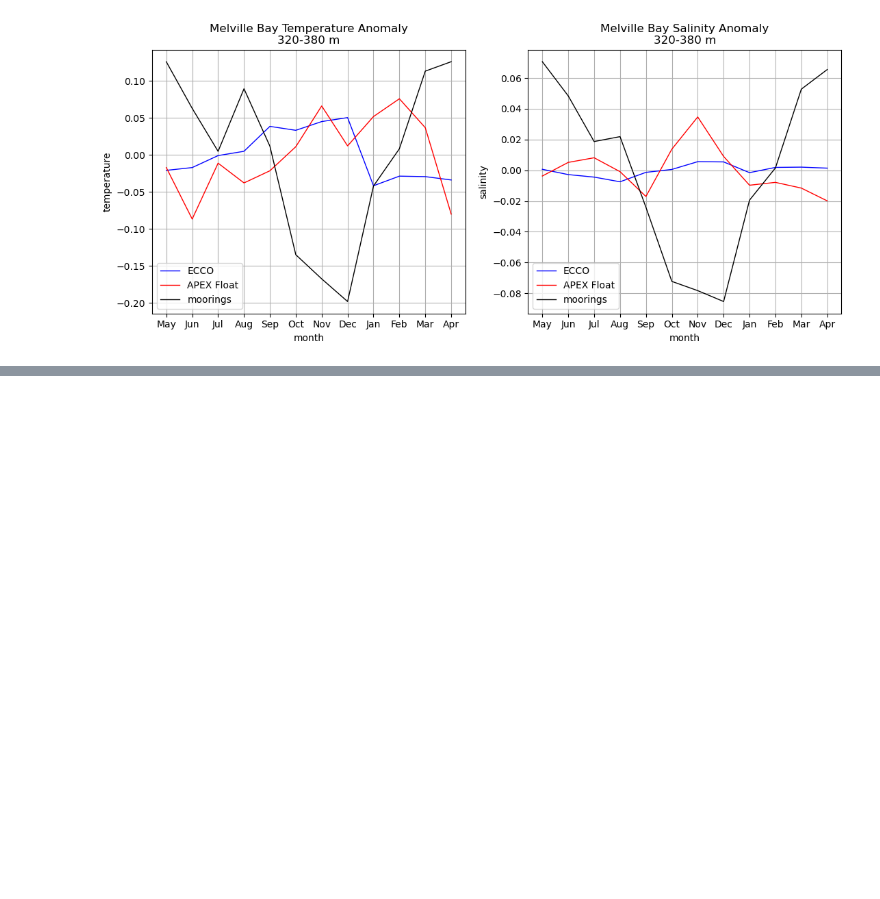
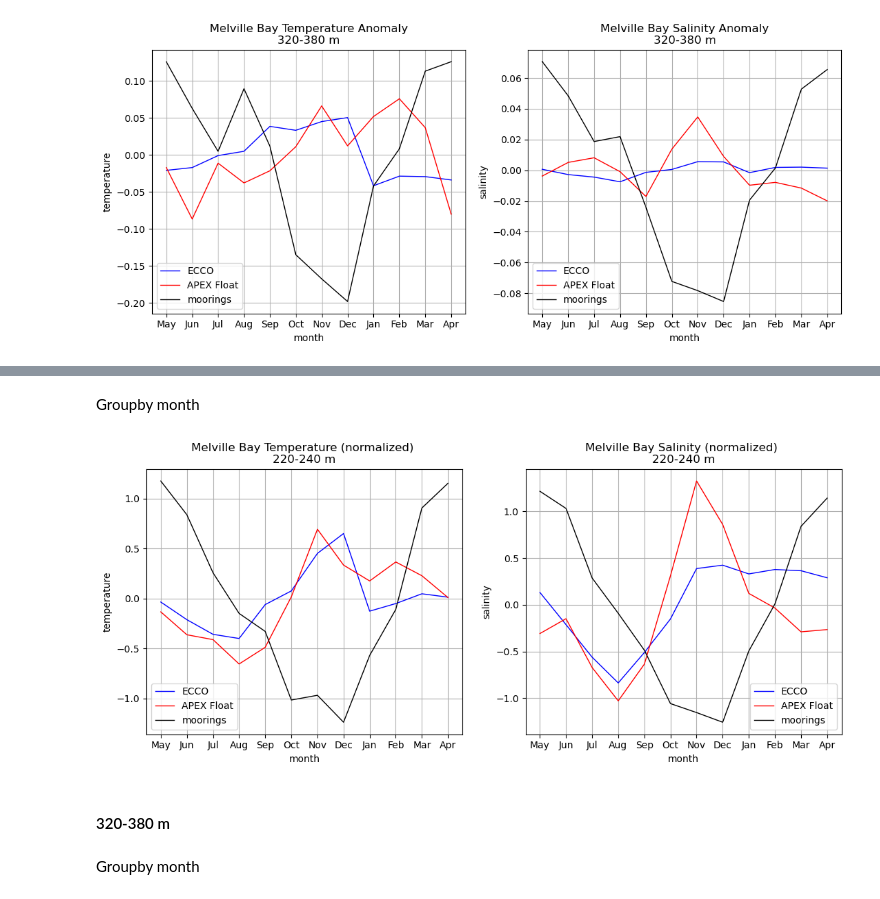
Before and after one commit to mjzahn/OMG_Narwhals_hydrography-manuscript, a Jupyter notebook: 02_analyses-and-plots/ecco_melville/07_compare_ecco_mooring_float.ipynb, the cells around one changed output, grey strips where cells are left out. Drawn from its saved outputs; the diff is of its cells as text; code cells hidden in the pictures; blank space fills up the shorter version.

Commit message:
normalized ecco, float, mooring data comparison

```diff
--- a/02_analyses-and-plots/ecco_melville/07_compare_ecco_mooring_float.ipynb
+++ b/02_analyses-and-plots/ecco_melville/07_compare_ecco_mooring_float.ipynb
@@ -236,0 +262,4 @@ ax2.set_title('Melville Bay Salinity Anomaly\n320-380 m');
+# %%
+# take mean across sites
+mooring_temp_220m_norm = xr.concat([rink_temp_220m_norm, fish_temp_220m_norm, sver_temp_220m_norm, kong_temp_220m_norm],dim='time')
+mooring_salt_220m_norm = xr.concat([rink_salt_220m_norm, fish_salt_220m_norm, sver_salt_220m_norm, kong_salt_220m_norm],dim='time')
@@ -236,0 +292,44 @@ ax2.set_title('Melville Bay Salinity Anomaly\n320-380 m');
+# %% [markdown]
+Groupby month
+# %%
+theta_row150_220m_month_norm = theta_row150_220m_norm.groupby('time.month').mean()
+salt_row150_220m_month_norm  = salt_row150_220m_norm.groupby('time.month').mean()
+apex_float_220m_month_norm = apex_float_220m_norm.groupby('time.month').mean()
+
+mooring_temp_220m_month_norm = mooring_temp_220m_norm.groupby('time.month').mean()
+mooring_salt_220m_month_norm = mooring_salt_220m_norm.groupby('time.month').mean()
+# %%
+# reindex order of months for plotting
+salt_row150_month_220m_norm = salt_row150_220m_month_norm.sel(month=[5,6,7,8,9,10,11,12,1,2,3,4])
+theta_row150_month_220m_norm = theta_row150_220m_month_norm.sel(month=[5,6,7,8,9,10,11,12,1,2,3,4])
+apex_float_month_220m_norm = apex_float_220m_month_norm.sel(month=[5,6,7,8,9,10,11,12,1,2,3,4])
+mooring_temp_month_220m_norm = mooring_temp_220m_month_norm.sel(month=[5,6,7,8,9,10,11,12,1,2,3,4])
+mooring_salt_month_220m_norm = mooring_salt_220m_month_norm.sel(month=[5,6,7,8,9,10,11,12,1,2,3,4])
+# %%
+# rename index with month name
+salt_row150_month_220m_norm['month'] = ['May','Jun','Jul','Aug','Sep','Oct','Nov','Dec','Jan','Feb','Mar','Apr']
+theta_row150_month_220m_norm['month'] = ['May','Jun','Jul','Aug','Sep','Oct','Nov','Dec','Jan','Feb','Mar','Apr']
+apex_float_month_220m_norm['month'] = ['May','Jun','Jul','Aug','Sep','Oct','Nov','Dec','Jan','Feb','Mar','Apr']
+mooring_temp_month_220m_norm['month'] = ['May','Jun','Jul','Aug','Sep','Oct','Nov','Dec','Jan','Feb','Mar','Apr']
+mooring_salt_month_220m_norm['month'] = ['May','Jun','Jul','Aug','Sep','Oct','Nov','Dec','Jan','Feb','Mar','Apr']
+# %%
+# temperature and salinity at 220-240 m
+fig, (ax1,ax2) = plt.subplots(1,2,figsize=[13,5])
+
+theta_row150_month_220m_norm.plot(ax=ax1,color='b', linestyle='solid',linewidth=1,label='ECCO')
+apex_float_month_220m_norm.temperature.plot(ax=ax1,color='r', linestyle='solid',linewidth=1,label='APEX Float')
+mooring_temp_month_220m_norm.plot(ax=ax1,color='k', linestyle='solid',linewidth=1,label='moorings')
+ax1.grid()
+ax1.legend();
+ax1.set_title('Melville Bay Temperature (normalized) \n220-240 m');
+
+salt_row150_month_220m_norm.plot(ax=ax2,color='b', linestyle='solid',linewidth=1,label='ECCO')
+apex_float_month_220m_norm.salinity.plot(ax=ax2,color='r', linestyle='solid',linewidth=1,label='APEX Float')
+mooring_salt_month_220m_norm.plot(ax=ax2,color='k', linestyle='solid',linewidth=1,label='moorings')
+ax2.grid()
+ax2.legend();
+ax2.set_title('Melville Bay Salinity (normalized) \n220-240 m');
+# %% [output]
+[figure, added]
+# %% [markdown]
+#### 320-380 m
@@ -236,0 +368,2 @@ ax2.set_title('Melville Bay Salinity Anomaly\n320-380 m');
+# %% [markdown]
+Groupby month
```
Also changed, not shown: parts of 17 cells of this notebook, 1 other file.
